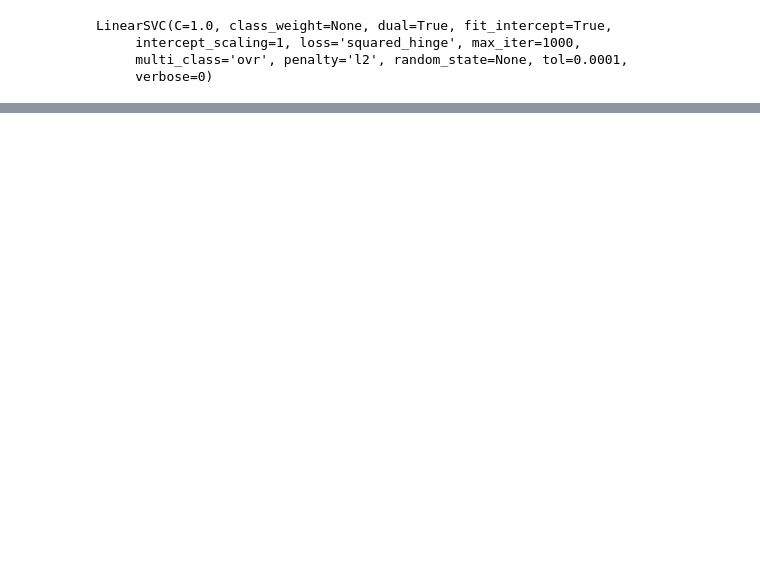
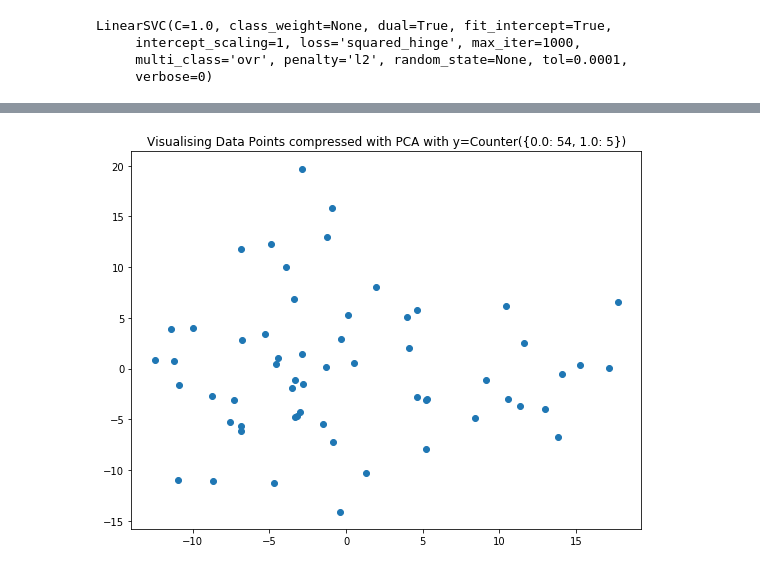
Before and after one commit to danielsoutar/CS4098, a Jupyter notebook: Notebook.ipynb, the cells around one changed output, grey strips where cells are left out. Drawn from its saved outputs; the diff is of its cells as text; code cells hidden in the pictures; blank space fills up the shorter version.

```diff
--- a/Notebook.ipynb
+++ b/Notebook.ipynb
@@ -606 +593,6 @@ for (i, pair) in enumerate(zip(X, glob.glob("./inputs/spatial/*.txt"))):
 ... (48 outputs left out)
+# %%
+pca = decomposition.PCA(n_components=2)
+pca.fit(X)
+X = pca.transform(X)
+clf.fit(X, y)
@@ -606,0 +606,8 @@ for (i, pair) in enumerate(zip(X, glob.glob("./inputs/spatial/*.txt"))):
+# %%
+fig, ((ax1)) = plt.subplots(1, 1, figsize=(8, 6))
+# plot_decision_function(X, y, clf, ax1)
+ax1.scatter(X[:, 0], X[:, 1])
+ax1.set_title('Visualising Data Points compressed with PCA with y={}'.format(Counter(y)))
+fig.tight_layout()
+# %% [output]
+[figure, added]
```
Also changed, not shown: parts of 23 cells of this notebook.
